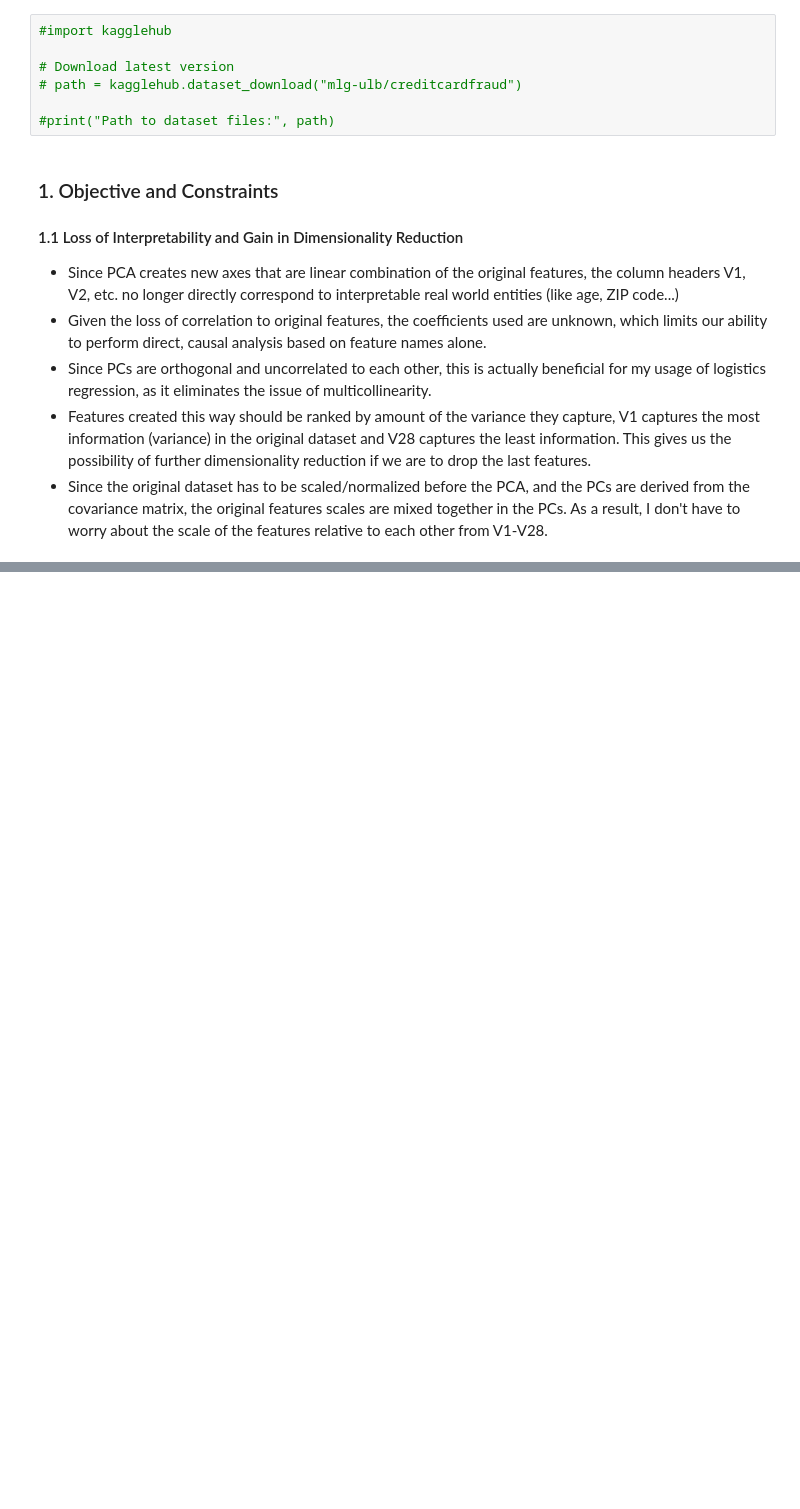
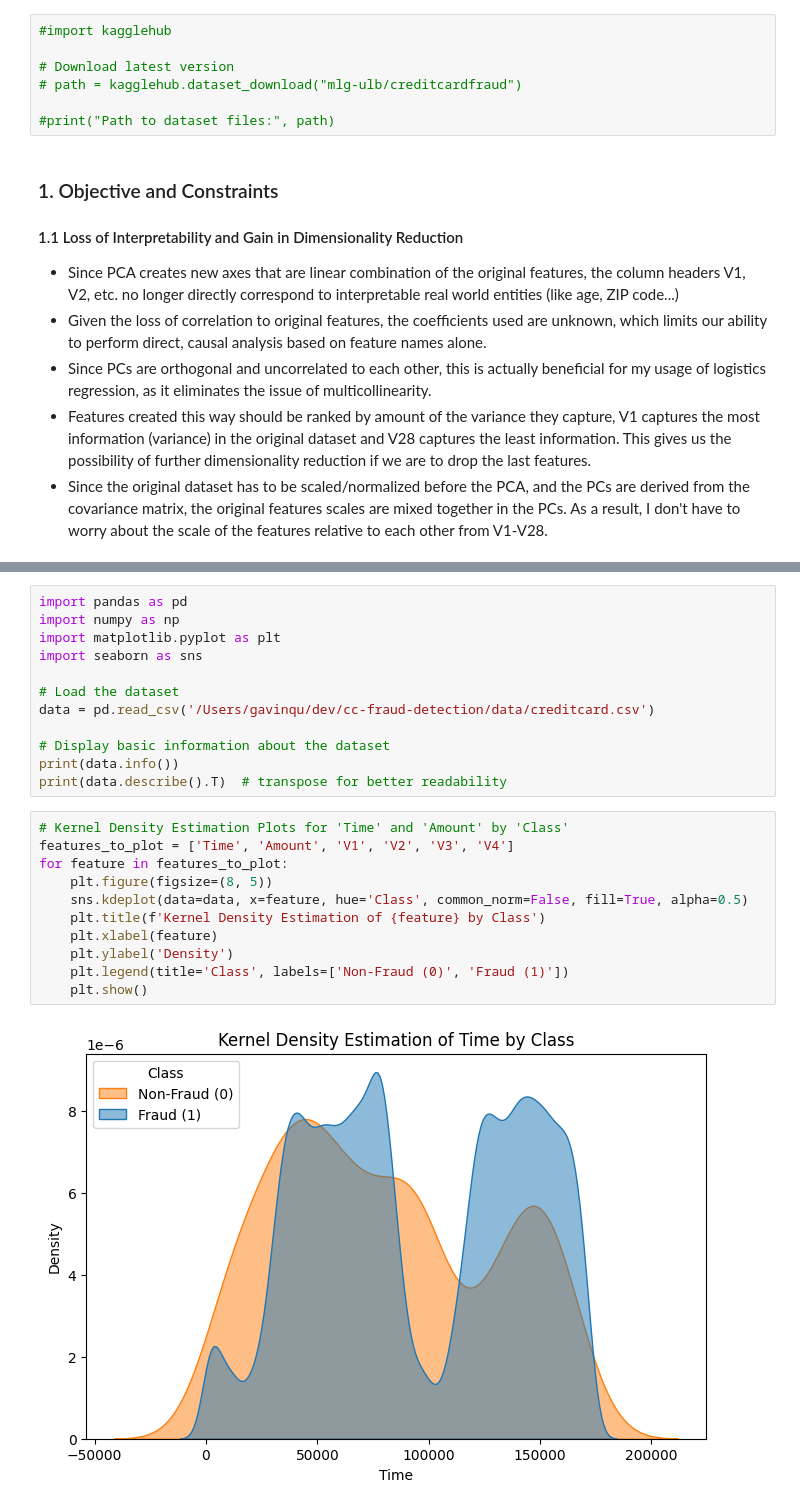
Before and after one commit to GJQu/cc-fraud-detection, a Jupyter notebook: notebooks/eda.ipynb, the cells around one changed output, grey strips where cells are left out. Cells and saved outputs as stored; diff of their text form; blank space fills up the shorter version.

Commit message:
eda plots

```diff
--- a/notebooks/eda.ipynb
+++ b/notebooks/eda.ipynb
@@ -40,0 +53,25 @@ I consider it success at this stage as gaining a robust understanding of the dat
+# %%
+import pandas as pd
+import numpy as np
+import matplotlib.pyplot as plt
+import seaborn as sns
+
+# Load the dataset
+data = pd.read_csv('/Users/gavinqu/dev/cc-fraud-detection/data/creditcard.csv')
+
+# Display basic information about the dataset
+print(data.info())
+print(data.describe().T)  # transpose for better readability
+# %%
+# Kernel Density Estimation Plots for 'Time' and 'Amount' by 'Class'
+features_to_plot = ['Time', 'Amount', 'V1', 'V2', 'V3', 'V4']
+for feature in features_to_plot:
+    plt.figure(figsize=(8, 5))
+    sns.kdeplot(data=data, x=feature, hue='Class', common_norm=False, fill=True, alpha=0.5)
+    plt.title(f'Kernel Density Estimation of {feature} by Class')
+    plt.xlabel(feature)
+    plt.ylabel('Density')
+    plt.legend(title='Class', labels=['Non-Fraud (0)', 'Fraud (1)'])
+    plt.show()
+# %% [output]
+[figure, added]
```
Also changed, not shown: parts of 6 cells of this notebook.
